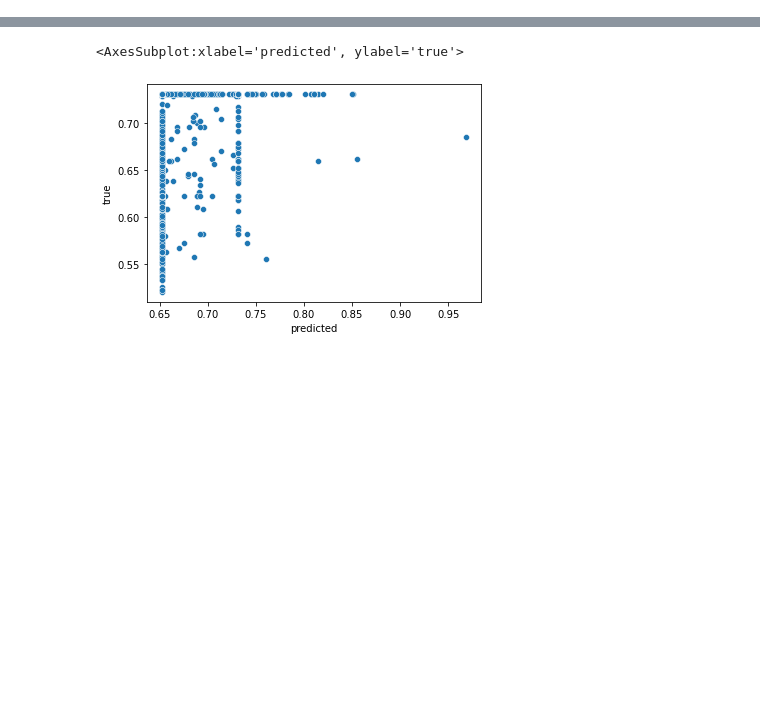
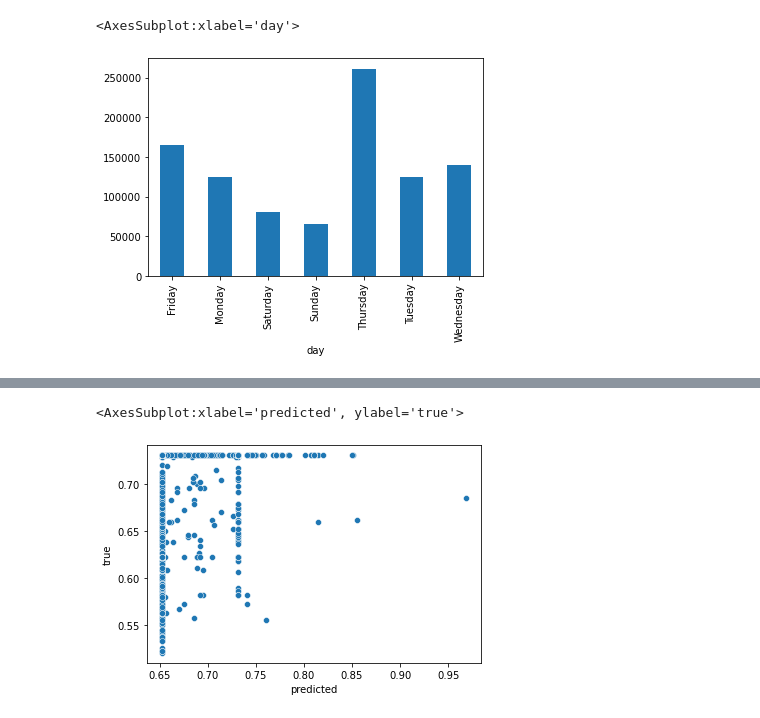
Before and after one commit to ElleNajt/ErdosInstitute-SIG_Project, a Jupyter notebook: Sandbox/ExploratoryDataAnalysis.ipynb, the cells around one changed output, grey strips where cells are left out. Drawn from its saved outputs; the diff is of its cells as text; code cells hidden in the pictures; blank space fills up the shorter version.

```diff
--- a/Sandbox/ExploratoryDataAnalysis.ipynb
+++ b/Sandbox/ExploratoryDataAnalysis.ipynb
@@ -10,2 +21,3 @@ import numpy as np
 # %%
-wsb = pd.read_pickle('../wsb_data.pkl')
+wsb = pd.read_pickle('../wsb_cleaned.pkl')
+wsb
@@ -27,0 +38,4 @@ wsb
+# %%
+day_of_the_week = {0: 'Monday', 1: 'Tuesday', 2: 'Wednesday', 3: 'Thursday', 4: 'Friday', 5: 'Saturday', 6: 'Sunday'}
+wsb['day'] = wsb['created_datetime_utc'].apply( lambda x :day_of_the_week[x.weekday()] )
+wsb.groupby('day').agg('count')
@@ -27,0 +52,7 @@ wsb
+# %%
+wsb.groupby('day').agg('count')['title'].plot(kind = 'bar')
+# Note that this disagrees with https://www.kaggle.com/sprakshith/beginner-s-guide-to-sentiment-analysis
+# This could be because of timezone artifacts...
+# %% [output]
+<AxesSubplot:xlabel='day'>
+[figure, added]
```
Also changed, not shown: parts of 24 cells of this notebook, 2 other files.
